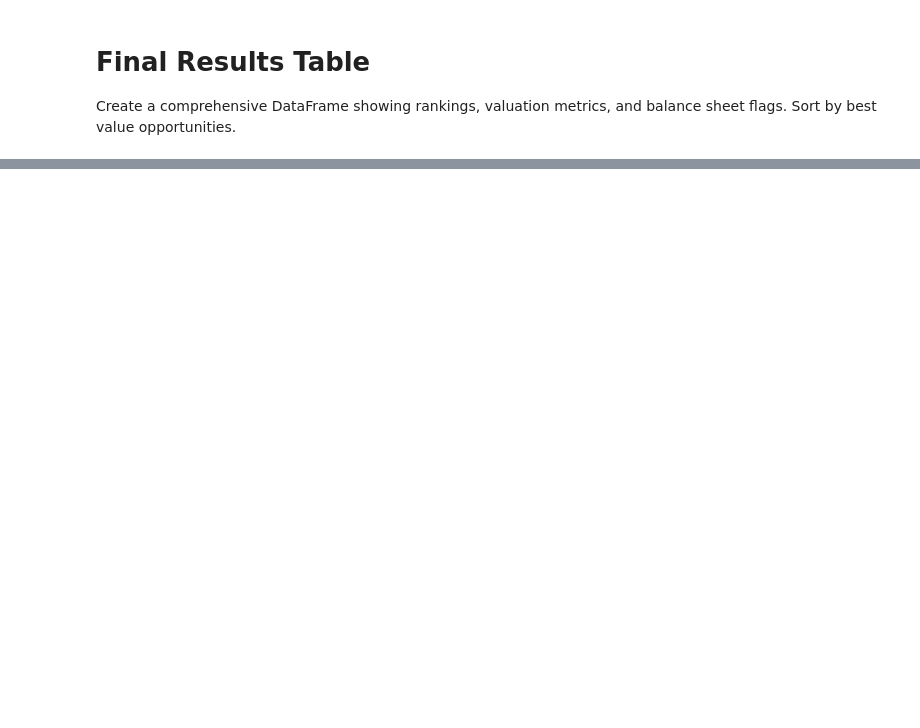
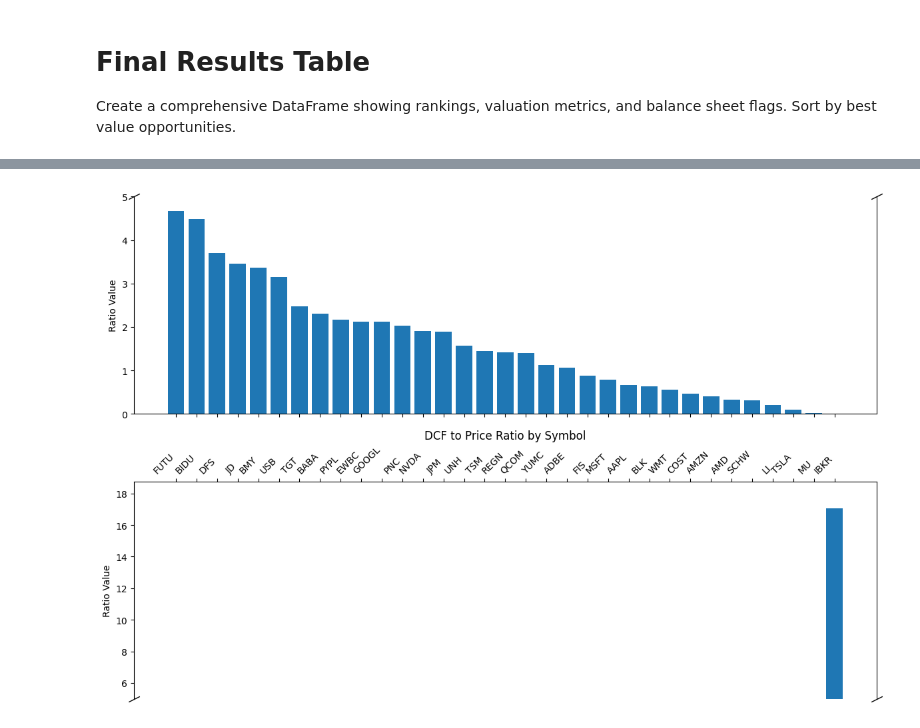
Before and after one commit to fortune417/Stock-Investment, a Jupyter notebook: stock_value_analysis.ipynb, the cells around one changed output, grey strips where cells are left out. Cells and saved outputs as stored; diff of their text form; code cells hidden in the pictures; blank space fills up the shorter version.

```diff
--- a/stock_value_analysis.ipynb
+++ b/stock_value_analysis.ipynb
@@ -261,3 +333,56 @@ show(final_table)
 # %% [output]
 | Symbol | Current Price | Debt to Equity Ratio (Latest) | Debt to Asset Ratio (Latest) | ROE (Latest) | Net Margin (Latest) | ... |
 | Loading ITables v2.2.5 from the i... | ... |
+# %%
+import matplotlib.pyplot as plt
+import numpy as np
+
+# Define break point for the visualization
+break_point = 5.0  # Adjust this value based on your data distribution
+
+# Create figure and axes
+fig, (ax1, ax2) = plt.subplots(2, 1, sharex=True, figsize=(12, 8))
+
+# Plot the data on both axes
+symbols = final_table['Symbol'].values
+values = final_table['Average DCF to Price Ratio'].values
+lower_mask = values < break_point
+upper_mask = values >= break_point
+
+# Plot lower values
+ax1.bar(symbols[lower_mask], values[lower_mask])
+# Plot upper values
+ax2.bar(symbols[upper_mask], values[upper_mask])
+
+# Zoom-in / limit the view
+ax1.set_ylim(0, break_point)  # outliers only
+max_value = values.max()
+ax2.set_ylim(break_point, max_value + max_value * 0.1)  # most of the data
+
+# Hide the spines between ax1 and ax2
+ax1.spines['top'].set_visible(False)
+ax2.spines['bottom'].set_visible(False)
+ax1.xaxis.tick_bottom()
+ax2.xaxis.tick_top()
+
+# Add diagonal lines to show the break
+d = .5  # proportion of vertical to horizontal extent of the slanted line
+kwargs = dict(marker=[(-1, -d), (1, d)], markersize=12,
+             linestyle="none", color='k', mec='k', mew=1, clip_on=False)
+ax1.plot([0, 1], [1, 1], transform=ax1.transAxes, **kwargs)
+ax2.plot([0, 1], [0, 0], transform=ax2.transAxes, **kwargs)
+
+# Rotate x-axis labels for better readability
+plt.setp(ax1.xaxis.get_majorticklabels(), rotation=45, ha='right')
+plt.setp(ax2.xaxis.get_majorticklabels(), rotation=45, ha='right')
+
+# Add labels and title
+ax2.set_title('DCF to Price Ratio by Symbol')
+ax1.set_ylabel('Ratio Value')
+ax2.set_ylabel('Ratio Value')
+
+# Adjust layout to prevent label cutoff
+plt.tight_layout()
+plt.show()
+# %% [output]
+[figure, added]
```
Also changed, not shown: parts of 3 cells of this notebook.
